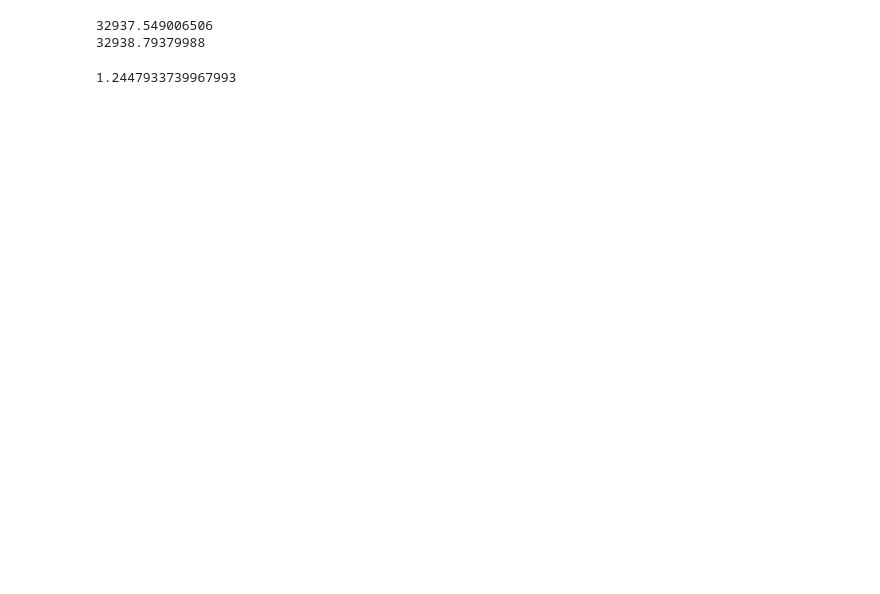
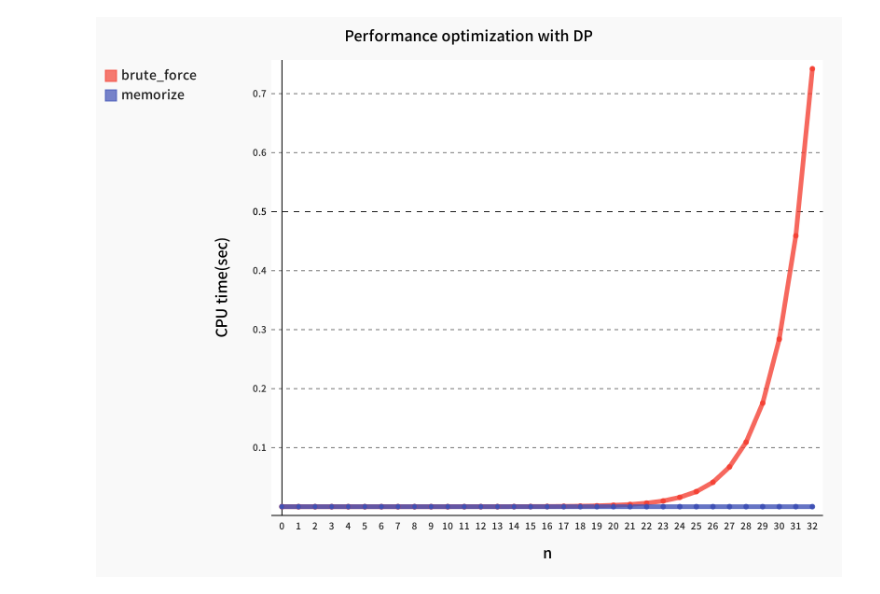
Before and after one commit to zlsh80826/Algorithm, a Jupyter notebook: python/DP.ipynb, the cells around one changed output. Cells and saved outputs as stored; diff of their text form; code cells hidden in the pictures; blank space fills up the shorter version.

```diff
--- a/python/DP.ipynb
+++ b/python/DP.ipynb
@@ -48,9 +48,28 @@ def perf(function):
     return end - start
 # %%
 # compare this 3 approach
-# %%
-perf(functools.partial(fibonacci_brute_force, 33))
-# %% [output]
-32937.549006506
-32938.79379988
-1.2447933739967993
+# %%
+ana_data = {}
+ana_data['brute_force'] = []
+ana_data['memorize'] = []
+ana_data['matrix'] = []
+small_scale = 33
+bigger_scale = 200
+sys.setrecursionlimit(20000)
+# %%
+for i in range(bigger_scale):
+    if i < small_scale:
+        ana_data['brute_force'].append(perf(functools.partial(fibonacci_brute_force, i)))
+    ana_data['memorize'].append(perf(functools.partial(fibonacci_memorize, i)))
+    ana_data['matrix'].append(perf(functools.partial(fibonacci_matrix, i)))
+# %%
+fibonacci_chart = pygal.Line(stroke_style={'width': 5})
+fibonacci_chart.title = 'Performance optimization with DP'
+fibonacci_chart.y_title = 'CPU time(sec)'
+fibonacci_chart.x_title = 'n'
+fibonacci_chart.x_labels = map(str, range(small_scale))
+fibonacci_chart.add('brute_force', ana_data['brute_force'])
+fibonacci_chart.add('memorize', ana_data['memorize'][:small_scale])
+fibonacci_chart
+# %% [output]
+[figure, added]
```
Also changed, not shown: parts of 1 cell of this notebook.
